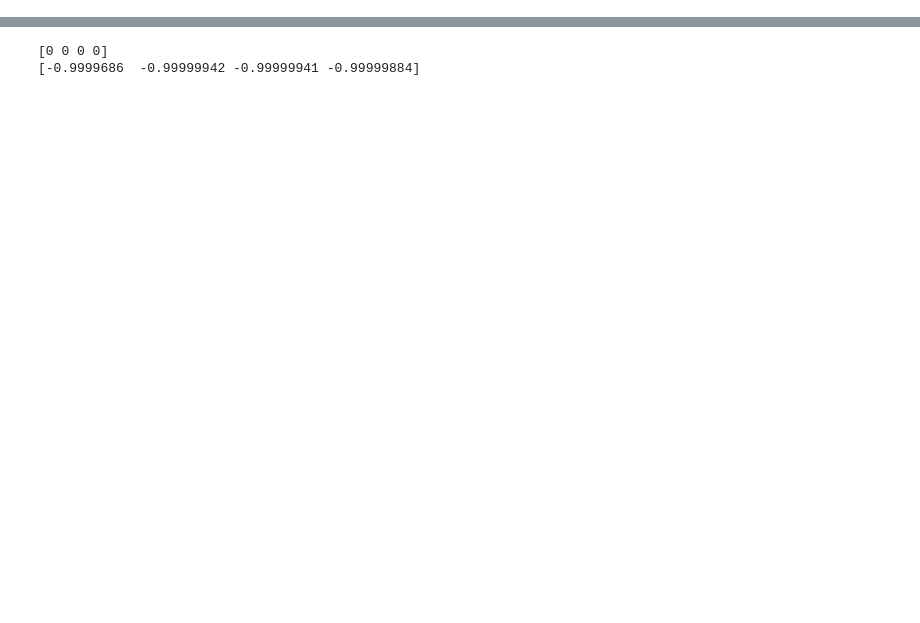
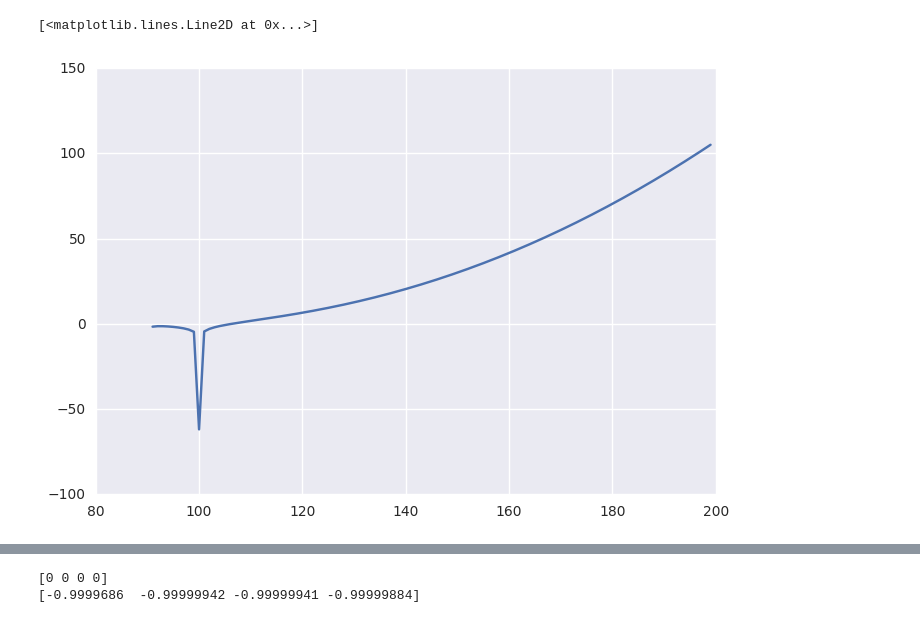
Before and after one commit to coding-blocks-archives/Perceptron_Summer_2017, a Jupyter notebook: class_09/NN_numpy.ipynb, the cells around one changed output, grey strips where cells are left out. Cells and saved outputs as stored; diff of their text form; code cells hidden in the pictures; blank space fills up the shorter version.

```diff
--- a/class_09/NN_numpy.ipynb
+++ b/class_09/NN_numpy.ipynb
@@ -22,4 +22,11 @@ def plot_decision_boundary(pred_func):
     # Plot the contour and training examples
     plt.contourf(xx, yy, Z, cmap=plt.cm.Spectral)
     plt.scatter(X[:, 0], X[:, 1], c=y, cmap=plt.cm.Spectral)
+# %%
+q = np.arange(-10, 10, 0.1)
+q1 = np.log(q**3 + q**2)
+plt.plot(q1 + q**2)
+# %% [output]
+[<matplotlib.lines.Line2D at 0x...>]
+[figure, added]
 # %%
```
Also changed, not shown: parts of 6 cells of this notebook, 1 other file.
